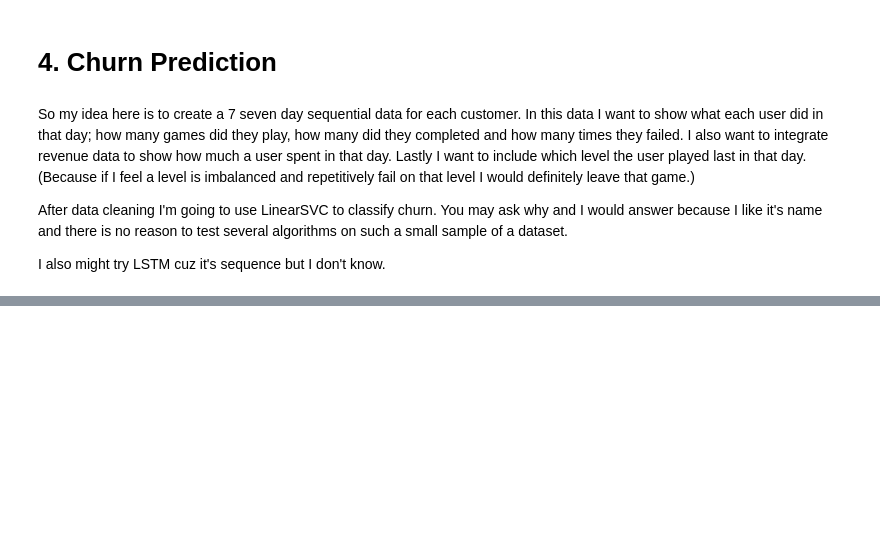
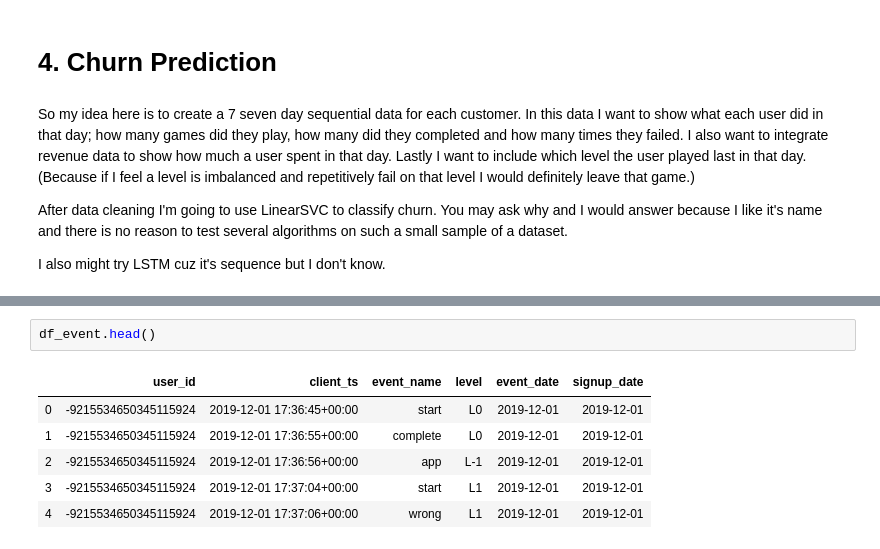
Before and after one commit to sodaliAyran/churn-prediction-mulakat, a Jupyter notebook: Report.ipynb, the cells around one changed output, grey strips where cells are left out. Saved outputs shown, nothing was run; the diff lists cells and outputs as text; blank space fills up the shorter version.

```diff
--- a/Report.ipynb
+++ b/Report.ipynb
@@ -405 +451,10 @@ ValueError: columns overlap but no suffix specified: Index(['year', 'month', 'da
+# %%
+df_event.head()
+# %% [output]
+|  | user_id | client_ts | event_name | level | event_date | signup_date |
+| 0 | -9215534650345115924 | 2019-12-01 17:36:45+00:00 | start | L0 | 2019-12-01 | 2019-12-01 |
+| 1 | -9215534650345115924 | 2019-12-01 17:36:55+00:00 | complete | L0 | 2019-12-01 | 2019-12-01 |
+| 2 | -9215534650345115924 | 2019-12-01 17:36:56+00:00 | app | L-1 | 2019-12-01 | 2019-12-01 |
+| 3 | -9215534650345115924 | 2019-12-01 17:37:04+00:00 | start | L1 | 2019-12-01 | 2019-12-01 |
+| 4 | -9215534650345115924 | 2019-12-01 17:37:06+00:00 | wrong | L1 | 2019-12-01 | 2019-12-01 |
 # %%
```
Also changed, not shown: parts of 12 cells of this notebook.
